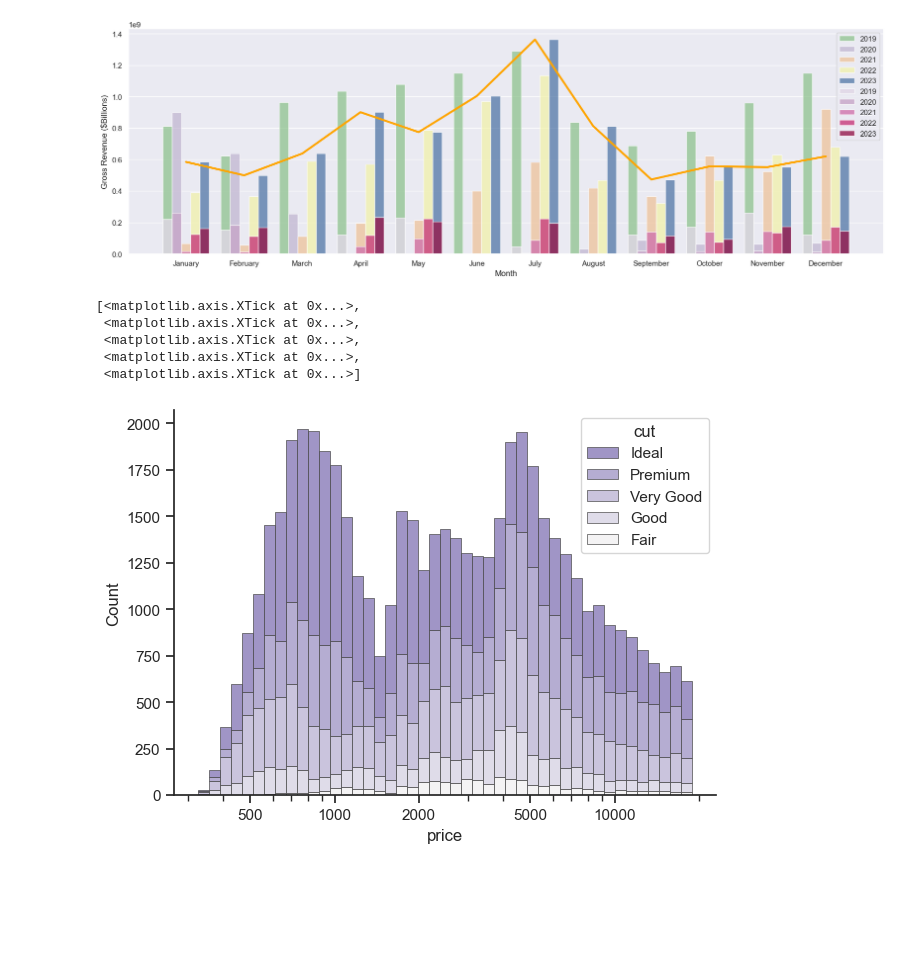
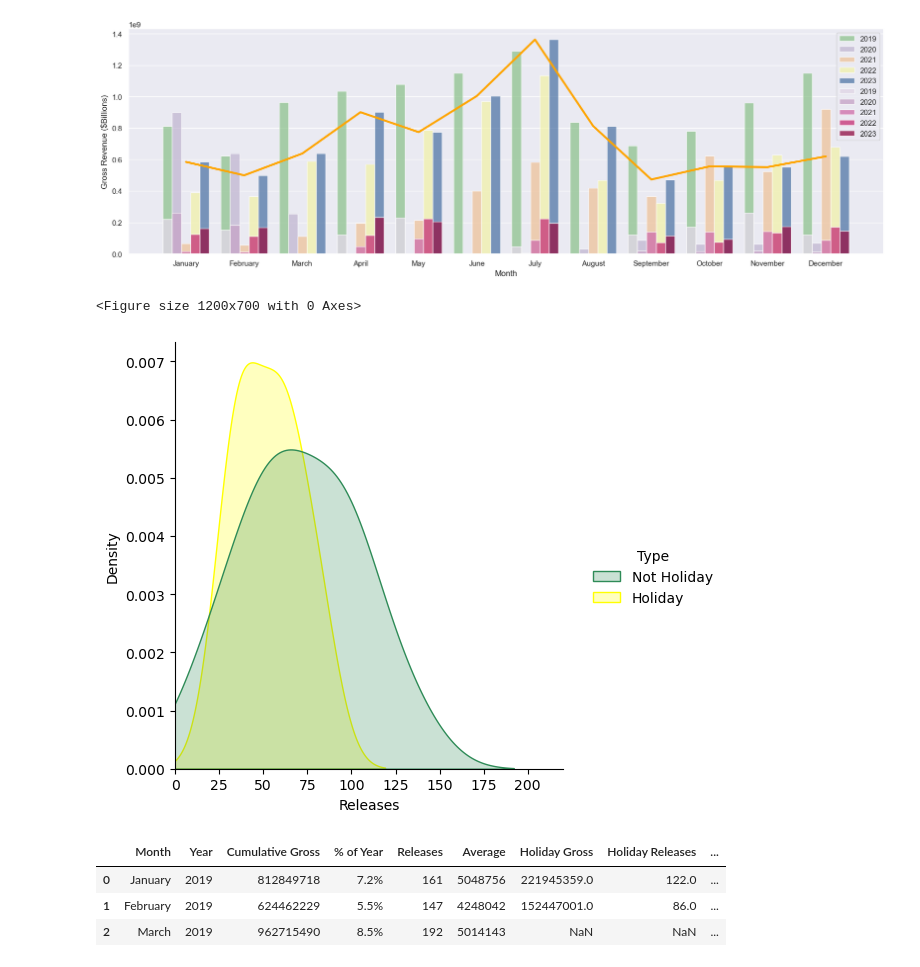
Before and after one commit to StarkArk/SnapCinema_2023, a Jupyter notebook: explore_movies_holidays.ipynb, the cells around one changed output. Cells and saved outputs as stored; diff of their text form; code cells hidden in the pictures; blank space fills up the shorter version.

Commit message:
Vis and Bokeh Hist Plot

```diff
--- a/explore_movies_holidays.ipynb
+++ b/explore_movies_holidays.ipynb
@@ -191,31 +191,44 @@ plt.rcParams["figure.figsize"] = (1200, 600)
 plt.show()
 # %% [output]
 [figure]
-# %%
-# Seaborn gallery example using histplot to make a stacked bar chart
-import matplotlib as mpl
-sns.set_theme(style="ticks")
-
-diamonds = sns.load_dataset("diamonds")
-
-f, ax = plt.subplots(figsize=(7, 5))
-sns.despine(f)
-
-sns.histplot(
-    diamonds,
-    x="price", hue="cut",
-    multiple="stack",
-    palette="light:m_r",
-    edgecolor=".3",
-    linewidth=.5,
-    log_scale=True,
-)
-ax.xaxis.set_major_formatter(mpl.ticker.ScalarFormatter())
-ax.set_xticks([500, 1000, 2000, 5000, 10000])
-# %% [output]
-[<matplotlib.axis.XTick at 0x...>,
- <matplotlib.axis.XTick at 0x...>,
- <matplotlib.axis.XTick at 0x...>,
- <matplotlib.axis.XTick at 0x...>,
- <matplotlib.axis.XTick at 0x...>]
-[figure, removed]
+# %%
+reference_year = 2023
+
+releases_2023 = reverse_rev[reverse_rev['Year'] == reference_year].reset_index()
+releases_2023 = releases_2023.fillna(0)
+rev_releases_2023 = pd.DataFrame()
+rev_releases_2023['Net Releases'] = releases_2023['Releases'] - releases_2023['Holiday Releases']
+rev_releases_2023['Releases'] = rev_releases_2023['Net Releases']
+rev_releases_2023['Type'] = 'Not Holiday'
+
+holiday_releases_df = reverse_rev[['Holiday Releases']][reverse_rev['Year'] == reference_year].reset_index()
+holiday_releases_df['Releases'] = holiday_releases_df['Holiday Releases']
+holiday_releases_df['Type'] = 'Holiday'
+
+df1 = rev_releases_2023[['Type','Releases']]
+df2 = holiday_releases_df[['Type','Releases']]
+combined_releases = pd.concat([df1,df2]).dropna()
+
+plt.figure(figsize=(12,7))
+
+# fig, ax = plt.subplots()
+
+sns.displot(data=combined_releases, x='Releases', hue='Type', kind='kde', palette=['seagreen','yellow'], alpha=.25, fill=True)
+# sns.displot(data=holiday_releases_df, x='Releases', kind='kde', color="yellow", alpha=.5, ax=ax)
+# sns.displot(data=combined_releases, x='Releases', hue='Type', kind='hist', palette=['seagreen','yellow'], alpha=.25, bins=50, common_norm=False)
+
+plt.xlim(0,220)
+# plt.tight_layout()
+plt.show()
+
+# rev_releases_2023.info()
+# %% [output]
+<Figure size 1200x700 with 0 Axes>
+[figure, added]
+# %%
+reverse_rev.head(3)
+# %% [output]
+|  | Month | Year | Cumulative Gross | % of Year | Releases | Average | Holiday Gross | Holiday Releases | ... |
+| 0 | January | 2019 | 812849718 | 7.2% | 161 | 5048756 | 221945359.0 | 122.0 | ... |
+| 1 | February | 2019 | 624462229 | 5.5% | 147 | 4248042 | 152447001.0 | 86.0 | ... |
+| 2 | March | 2019 | 962715490 | 8.5% | 192 | 5014143 | NaN | NaN | ... |
```
Also changed, not shown: parts of 2 cells of this notebook.
